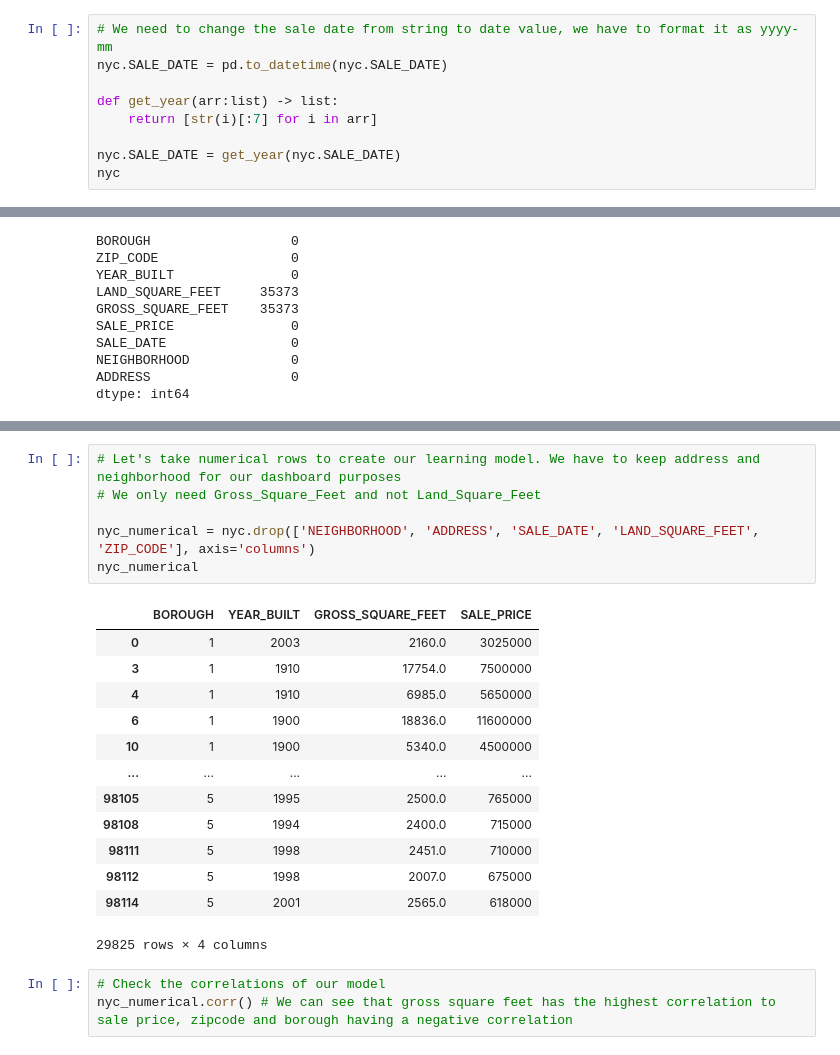
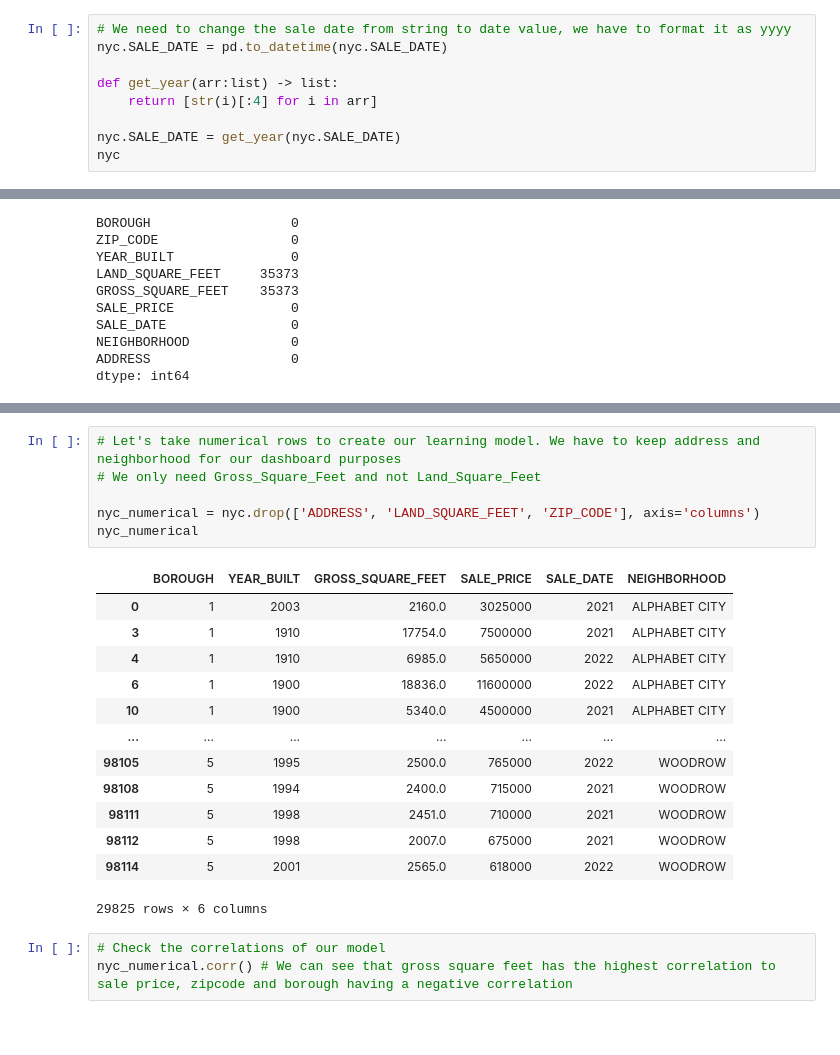
Before and after one commit to CLee004/NYC_Housing_Dashboard, a Jupyter notebook: PROPERTY_VALUES_NYC_DATA_CLEANING/rolling_sales_analysis.ipynb, the cells around one changed output, grey strips where cells are left out. Drawn from its saved outputs; the diff is of its cells as text.

```diff
--- a/PROPERTY_VALUES_NYC_DATA_CLEANING/rolling_sales_analysis.ipynb
+++ b/PROPERTY_VALUES_NYC_DATA_CLEANING/rolling_sales_analysis.ipynb
@@ -436,11 +436,11 @@ nyc.SALE_DATE.value_counts() # This data is farely recent, from 2021 to 2022
 11/21/21      1
 Name: SALE_DATE, Length: 322, dtype: int64
 # %%
-# We need to change the sale date from string to date value, we have to format it as yyyy-mm
+# We need to change the sale date from string to date value, we have to format it as yyyy
 nyc.SALE_DATE = pd.to_datetime(nyc.SALE_DATE)
 
 def get_year(arr:list) -> list:
-    return [str(i)[:7] for i in arr]
+    return [str(i)[:4] for i in arr]
 
 nyc.SALE_DATE = get_year(nyc.SALE_DATE)
 nyc
@@ -524,23 +524,23 @@ nyc
 # %%
 # Let's take numerical rows to create our learning model. We have to keep address and neighborhood for our dashboard purposes
 # We only need Gross_Square_Feet and not Land_Square_Feet
 
-nyc_numerical = nyc.drop(['NEIGHBORHOOD', 'ADDRESS', 'SALE_DATE', 'LAND_SQUARE_FEET', 'ZIP_CODE'], axis='columns')
+nyc_numerical = nyc.drop(['ADDRESS', 'LAND_SQUARE_FEET', 'ZIP_CODE'], axis='columns')
 nyc_numerical
 # %% [output]
-|  | BOROUGH | YEAR_BUILT | GROSS_SQUARE_FEET | SALE_PRICE |
-| 0 | 1 | 2003 | 2160.0 | 3025000 |
-| 3 | 1 | 1910 | 17754.0 | 7500000 |
-| 4 | 1 | 1910 | 6985.0 | 5650000 |
-| 6 | 1 | 1900 | 18836.0 | 11600000 |
-| 10 | 1 | 1900 | 5340.0 | 4500000 |
-| ... | ... | ... | ... | ... |
-| 98105 | 5 | 1995 | 2500.0 | 765000 |
-| 98108 | 5 | 1994 | 2400.0 | 715000 |
-| 98111 | 5 | 1998 | 2451.0 | 710000 |
-| 98112 | 5 | 1998 | 2007.0 | 675000 |
-| 98114 | 5 | 2001 | 2565.0 | 618000 |
+|  | BOROUGH | YEAR_BUILT | GROSS_SQUARE_FEET | SALE_PRICE | SALE_DATE | NEIGHBORHOOD |
+| 0 | 1 | 2003 | 2160.0 | 3025000 | 2021 | ALPHABET CITY |
+| 3 | 1 | 1910 | 17754.0 | 7500000 | 2021 | ALPHABET CITY |
+| 4 | 1 | 1910 | 6985.0 | 5650000 | 2022 | ALPHABET CITY |
+| 6 | 1 | 1900 | 18836.0 | 11600000 | 2022 | ALPHABET CITY |
+| 10 | 1 | 1900 | 5340.0 | 4500000 | 2021 | ALPHABET CITY |
+| ... | ... | ... | ... | ... | ... | ... |
+| 98105 | 5 | 1995 | 2500.0 | 765000 | 2022 | WOODROW |
+| 98108 | 5 | 1994 | 2400.0 | 715000 | 2021 | WOODROW |
+| 98111 | 5 | 1998 | 2451.0 | 710000 | 2021 | WOODROW |
+| 98112 | 5 | 1998 | 2007.0 | 675000 | 2021 | WOODROW |
+| 98114 | 5 | 2001 | 2565.0 | 618000 | 2022 | WOODROW |
-29825 rows × 4 columns
+29825 rows × 6 columns
 # %%
 # Check the correlations of our model
 nyc_numerical.corr() # We can see that gross square feet has the highest correlation to sale price, zipcode and borough having a negative correlation
```
Also changed, not shown: parts of 8 cells of this notebook, 1 other file.
